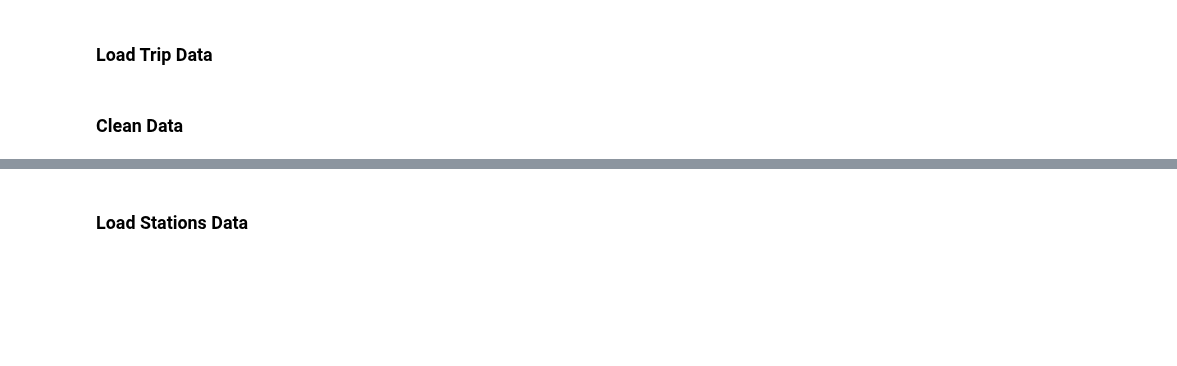
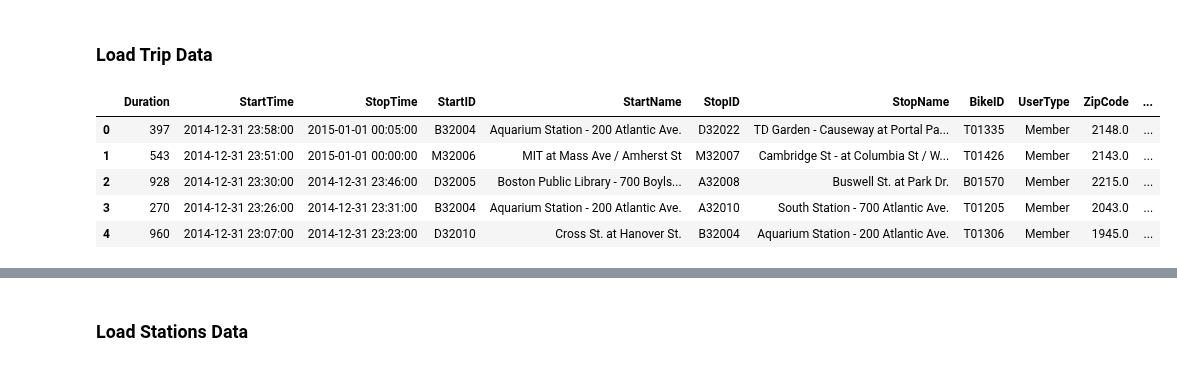
Before and after one commit to cneiderer/Class_Projects, a Jupyter notebook: Project5/StationMapping.ipynb, the cells around one changed output, grey strips where cells are left out. Saved outputs shown, nothing was run; the diff lists cells and outputs as text; code cells hidden in the pictures; blank space fills up the shorter version.

```diff
--- a/Project5/StationMapping.ipynb
+++ b/Project5/StationMapping.ipynb
@@ -25,2 +16,0 @@ with open('new_clean.pkl', 'rb') as f:
-# %% [markdown]
-### Clean Data
@@ -37,0 +40,9 @@ new_df = remap_usertype(new_df)
+# %%
+old_df.head()
+# %% [output]
+|  | Duration | StartTime | StopTime | StartID | StartName | StopID | StopName | BikeID | UserType | ZipCode | ... |
+| 0 | 397 | 2014-12-31 23:58:00 | 2015-01-01 00:05:00 | B32004 | Aquarium Station - 200 Atlantic Ave. | D32022 | TD Garden - Causeway at Portal Pa... | T01335 | Member | 2148.0 | ... |
+| 1 | 543 | 2014-12-31 23:51:00 | 2015-01-01 00:00:00 | M32006 | MIT at Mass Ave / Amherst St | M32007 | Cambridge St - at Columbia St / W... | T01426 | Member | 2143.0 | ... |
+| 2 | 928 | 2014-12-31 23:30:00 | 2014-12-31 23:46:00 | D32005 | Boston Public Library - 700 Boyls... | A32008 | Buswell St. at Park Dr. | B01570 | Member | 2215.0 | ... |
+| 3 | 270 | 2014-12-31 23:26:00 | 2014-12-31 23:31:00 | B32004 | Aquarium Station - 200 Atlantic Ave. | A32010 | South Station - 700 Atlantic Ave. | T01205 | Member | 2043.0 | ... |
+| 4 | 960 | 2014-12-31 23:07:00 | 2014-12-31 23:23:00 | D32010 | Cross St. at Hanover St. | B32004 | Aquarium Station - 200 Atlantic Ave. | T01306 | Member | 1945.0 | ... |
```
Also changed, not shown: parts of 15 cells of this notebook.
